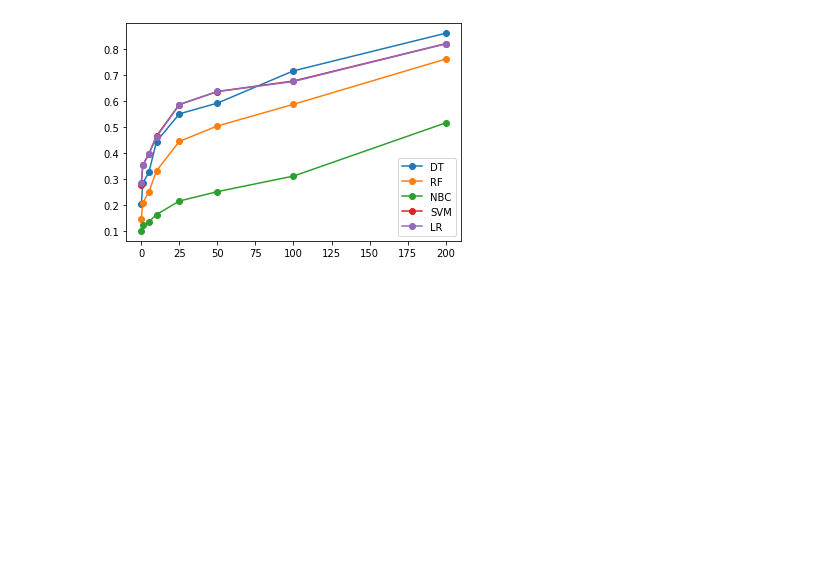
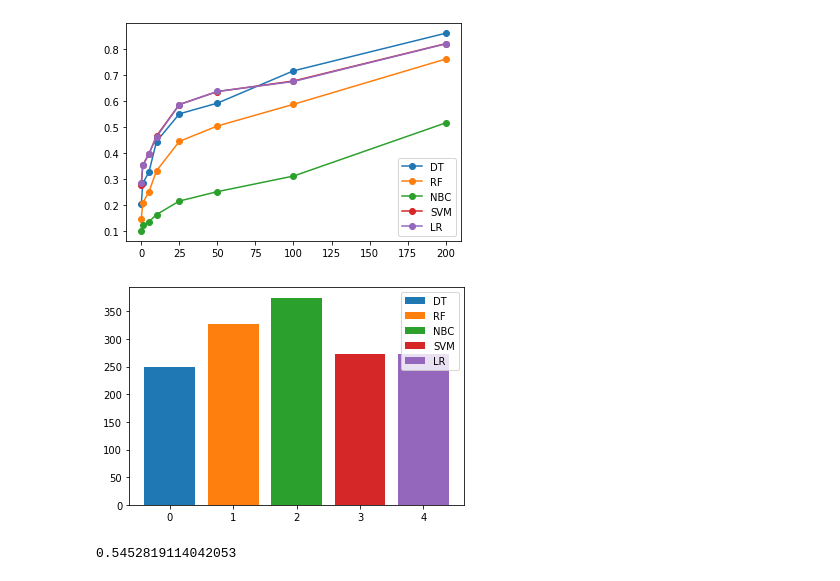
Before and after one commit to sanjeevprasada/AtlantaCrime, a Jupyter notebook: Supervised_Algs.ipynb, the cells around one changed output. Cells and saved outputs as stored; diff of their text form; code cells hidden in the pictures; blank space fills up the shorter version.

```diff
--- a/Supervised_Algs.ipynb
+++ b/Supervised_Algs.ipynb
@@ -273,3 +305,18 @@ plt.legend(["DT", "RF", "NBC", "SVM", "LR"])
 plt.show()
 # %% [output]
 [figure]
+# %%
+def rmse(pred, label):
+    return np.sqrt(np.sum(np.square(np.subtract(pred, label))) / len(pred))
+
+for i, y_pred2 in enumerate([dt_y_pred2, rf_y_pred2, nbc_y_pred2, svm_y_pred2, lr_y_pred2]):
+    plt.bar(i, rmse(y_test2, y_pred2))
+
+plt.legend(["DT", "RF", "NBC", "SVM", "LR"])
+plt.show()
+# %% [output]
+[figure, added]
+# %%
+len(training_data[training_data["Crime Category"] == 4]) / len(training_data)
+# %% [output]
+0.5452819114042053
```
Also changed, not shown: parts of 2 cells of this notebook.
